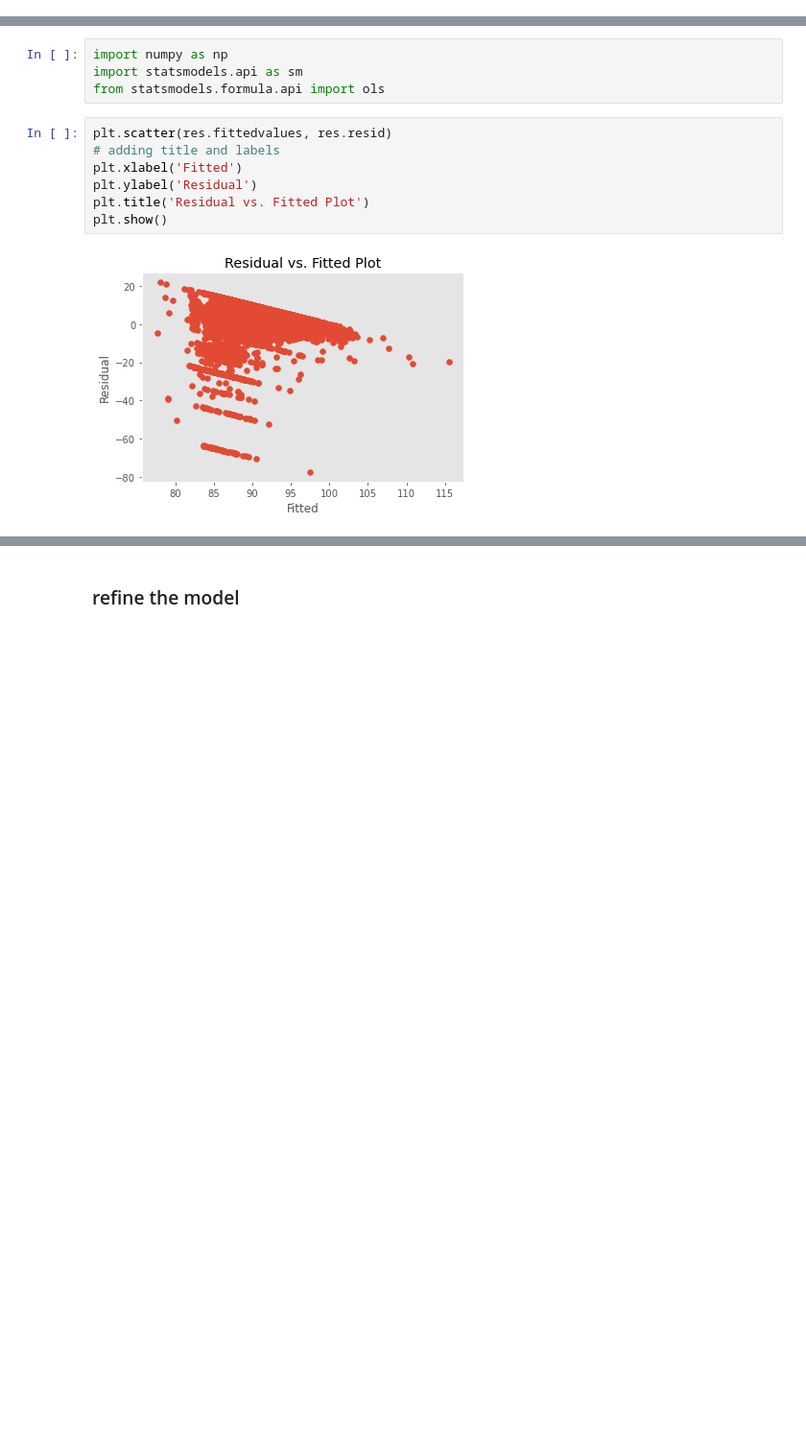
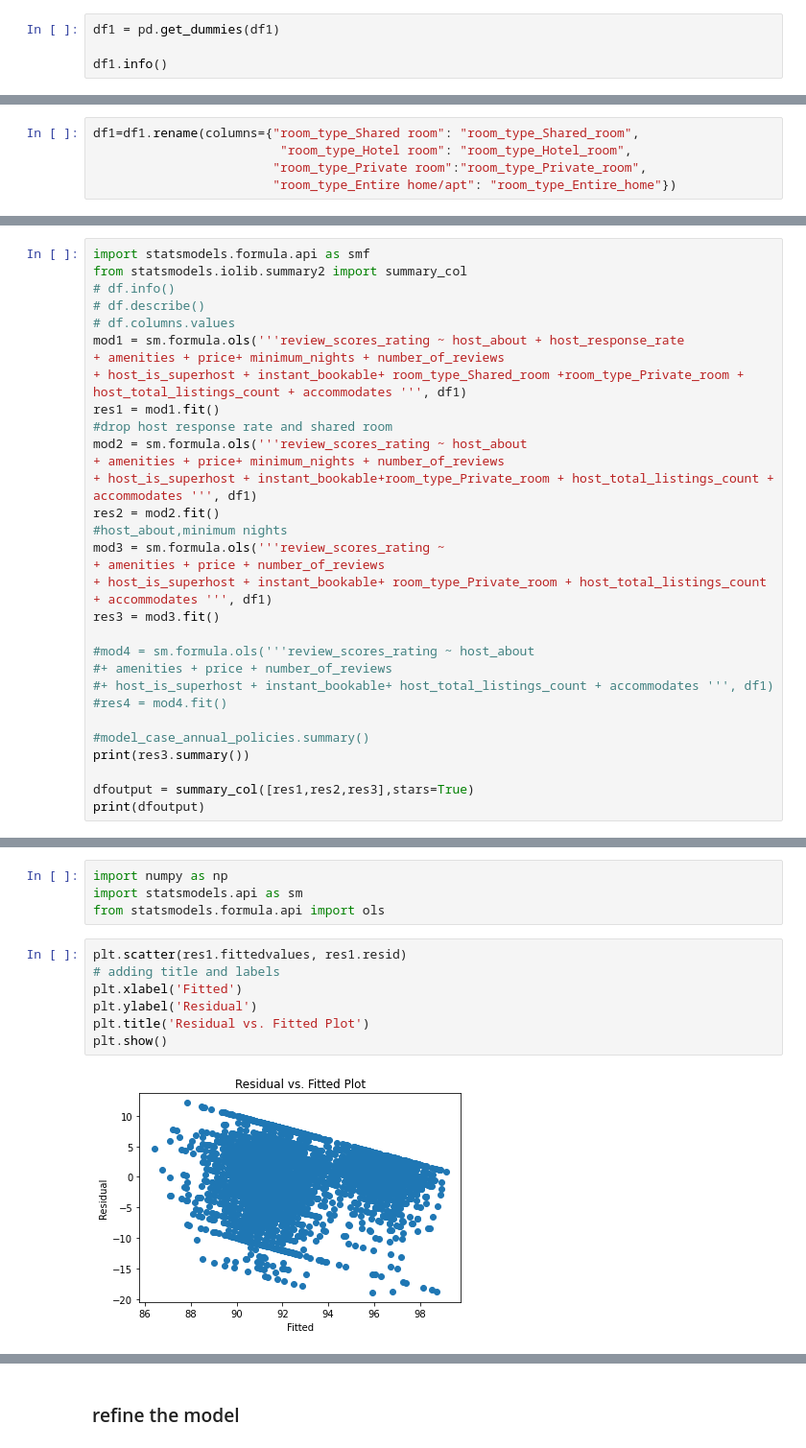
Before and after one commit to Jiawei997/qm, a Jupyter notebook: regression.ipynb, the cells around one changed output, grey strips where cells are left out. Shown at 96% size. Drawn from its saved outputs; the diff is of its cells as text; blank space fills up the shorter version.

```diff
--- a/regression.ipynb
+++ b/regression.ipynb
@@ -235,0 +281,4 @@ memory usage: 388.9+ KB
+# %%
+df1 = pd.get_dummies(df1)
+
+df1.info()
@@ -235,0 +303,5 @@ memory usage: 388.9+ KB
+# %%
+df1=df1.rename(columns={"room_type_Shared room": "room_type_Shared_room",
+                         "room_type_Hotel room": "room_type_Hotel_room",
+                        "room_type_Private room":"room_type_Private_room",
+                        "room_type_Entire home/apt": "room_type_Entire_home"})
@@ -266 +401,32 @@ Notes:
 strong multicollinearity or other numerical problems.
+# %%
+import statsmodels.formula.api as smf
+from statsmodels.iolib.summary2 import summary_col
+# df.info()
+# df.describe()
+# df.columns.values
+mod1 = sm.formula.ols('''review_scores_rating ~ host_about + host_response_rate
++ amenities + price+ minimum_nights + number_of_reviews
++ host_is_superhost + instant_bookable+ room_type_Shared_room +room_type_Private_room + host_total_listings_count + accommodates ''', df1)
+res1 = mod1.fit()
+#drop host response rate and shared room
+mod2 = sm.formula.ols('''review_scores_rating ~ host_about
++ amenities + price+ minimum_nights + number_of_reviews
++ host_is_superhost + instant_bookable+room_type_Private_room + host_total_listings_count + accommodates ''', df1)
+res2 = mod2.fit()
+#host_about,minimum nights
+mod3 = sm.formula.ols('''review_scores_rating ~
++ amenities + price + number_of_reviews
++ host_is_superhost + instant_bookable+ room_type_Private_room + host_total_listings_count + accommodates ''', df1)
+res3 = mod3.fit()
+
+#mod4 = sm.formula.ols('''review_scores_rating ~ host_about
+#+ amenities + price + number_of_reviews
+#+ host_is_superhost + instant_bookable+ host_total_listings_count + accommodates ''', df1)
+#res4 = mod4.fit()
+
+#model_case_annual_policies.summary()
+print(res3.summary())
+
+dfoutput = summary_col([res1,res2,res3],stars=True)
+print(dfoutput)
@@ -269,11 +501,11 @@ import numpy as np
 import statsmodels.api as sm
 from statsmodels.formula.api import ols
 # %%
-plt.scatter(res.fittedvalues, res.resid)
+plt.scatter(res1.fittedvalues, res1.resid)
 # adding title and labels
 plt.xlabel('Fitted')
 plt.ylabel('Residual')
 plt.title('Residual vs. Fitted Plot')
 plt.show()
 # %% [output]
-[figure, old version]
+[figure, new version]
```
Also changed, not shown: parts of 23 cells of this notebook.
